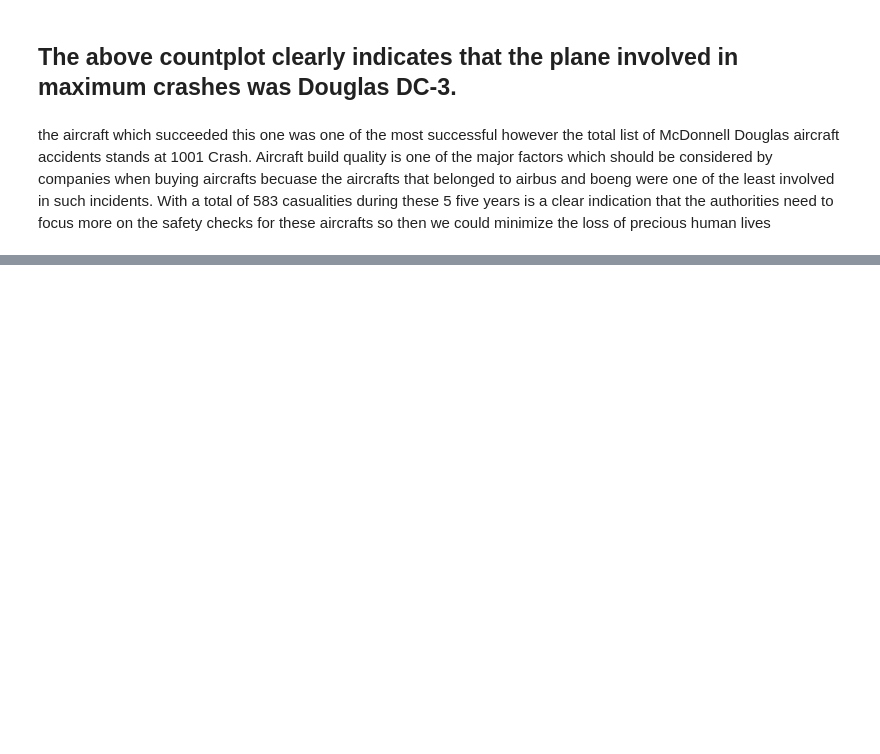
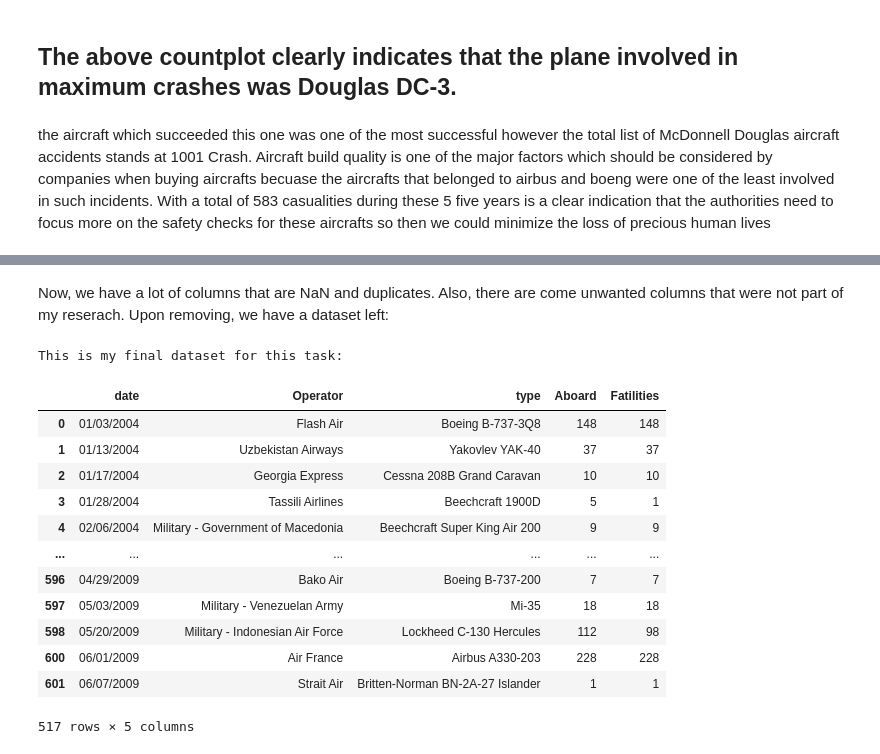
Before and after one commit to raghavbhagria/data-analysis, a Jupyter notebook: notebooks/group_analysis.ipynb, the cells around one changed output, grey strips where cells are left out. Drawn from its saved outputs; the diff is of its cells as text; code cells hidden in the pictures; blank space fills up the shorter version.

```diff
--- a/notebooks/group_analysis.ipynb
+++ b/notebooks/group_analysis.ipynb
@@ -98,0 +122,25 @@ years is a clear indication that the authorities need to focus more on the safet
+# %% [markdown]
+Now, we have a lot of columns that are NaN and duplicates. Also, there are come unwanted columns that were not part of my reserach. Upon removing, we have a dataset left:
+# %%
+stats=stats.dropna(how='any')
+processed_stats=stats.drop_duplicates()
+processed_stats
+pd.isnull(processed_stats).values.any()
+stats_final=stats.copy().drop(['registeration','Ground','Location','time','route'],axis=1)
+print(f'This is my final dataset for this task:')
+stats_final
+# %% [output]
+This is my final dataset for this task:
+|  | date | Operator | type | Aboard | Fatilities |
+| 0 | 01/03/2004 | Flash Air | Boeing B-737-3Q8 | 148 | 148 |
+| 1 | 01/13/2004 | Uzbekistan Airways | Yakovlev YAK-40 | 37 | 37 |
+| 2 | 01/17/2004 | Georgia Express | Cessna 208B Grand Caravan | 10 | 10 |
+| 3 | 01/28/2004 | Tassili Airlines | Beechcraft 1900D | 5 | 1 |
+| 4 | 02/06/2004 | Military - Government of Macedonia | Beechcraft Super King Air 200 | 9 | 9 |
+| ... | ... | ... | ... | ... | ... |
+| 596 | 04/29/2009 | Bako Air | Boeing B-737-200 | 7 | 7 |
+| 597 | 05/03/2009 | Military - Venezuelan Army | Mi-35 | 18 | 18 |
+| 598 | 05/20/2009 | Military - Indonesian Air Force | Lockheed C-130 Hercules | 112 | 98 |
+| 600 | 06/01/2009 | Air France | Airbus A330-203 | 228 | 228 |
+| 601 | 06/07/2009 | Strait Air | Britten-Norman BN-2A-27 Islander | 1 | 1 |
+517 rows × 5 columns
```
Also changed, not shown: parts of 6 cells of this notebook, 3 other files.
